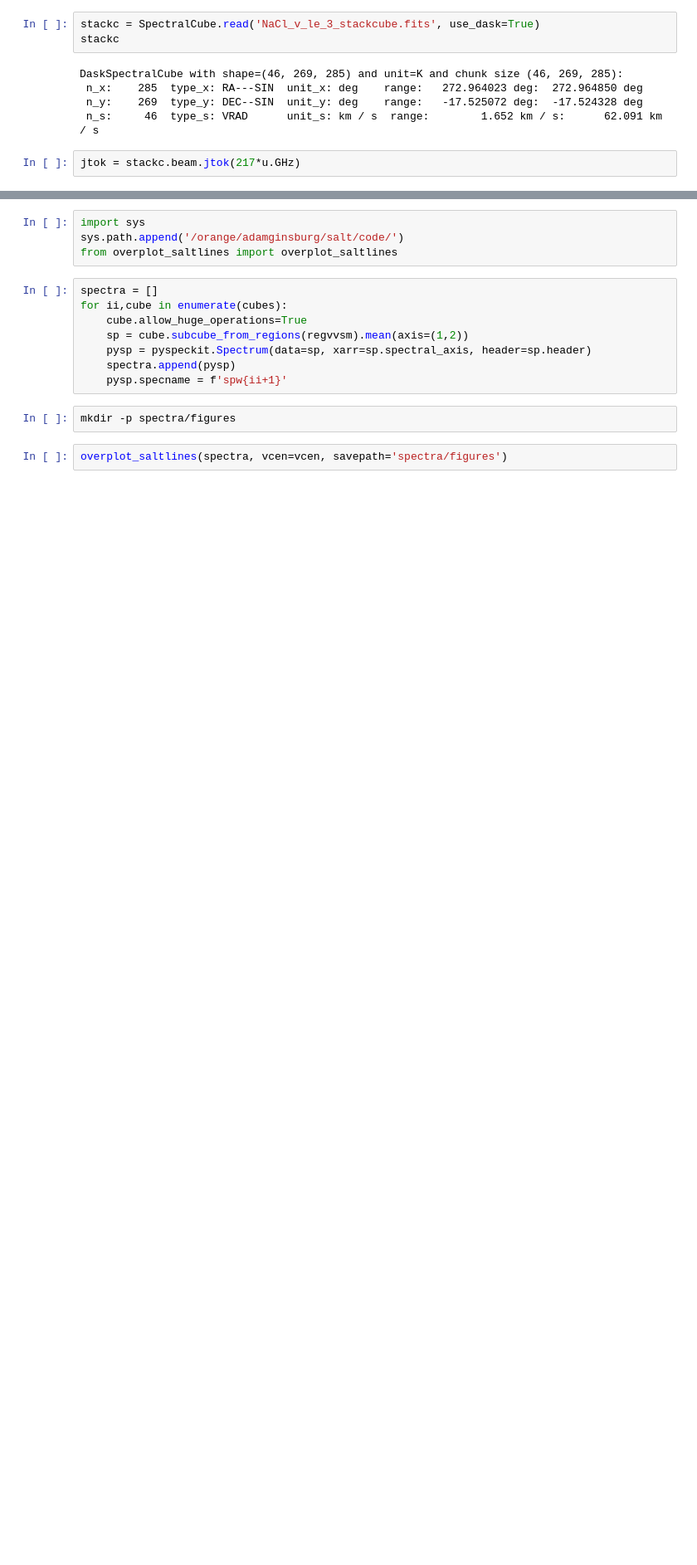
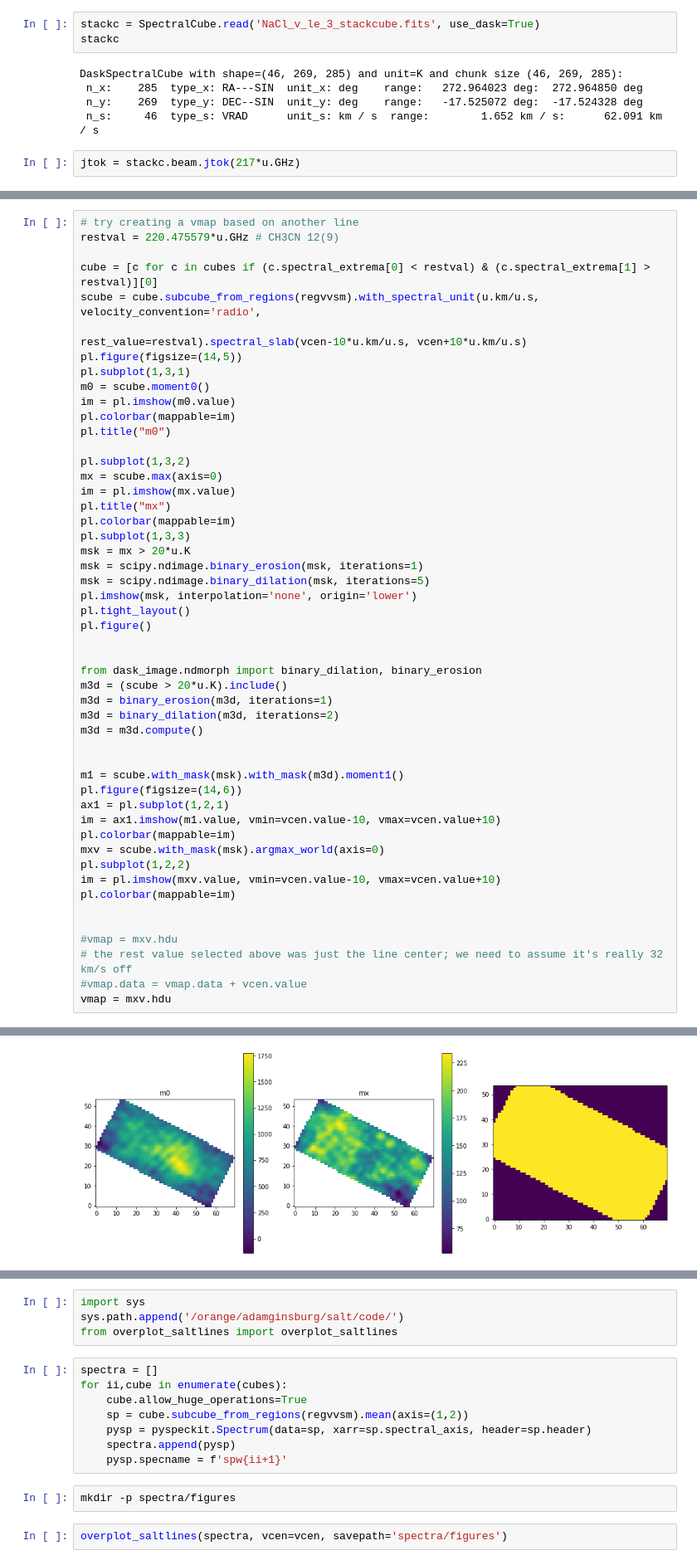
Before and after one commit to keflavich/saltmining, a Jupyter notebook: notebooks/Sanhueza18089.ipynb, the cells around one changed output, grey strips where cells are left out. Shown at 83% size. Saved outputs shown, nothing was run; the diff lists cells and outputs as text; blank space fills up the shorter version.

```diff
--- a/notebooks/Sanhueza18089.ipynb
+++ b/notebooks/Sanhueza18089.ipynb
@@ -435,3 +435,54 @@ WARNING: PossiblySlowWarning: This function (<function BaseSpectralCube.argmax_w
 [figure]
 <Figure size 432x288 with 0 Axes>
 [figure]
+# %%
+# try creating a vmap based on another line
+restval = 220.475579*u.GHz # CH3CN 12(9)
+
+cube = [c for c in cubes if (c.spectral_extrema[0] < restval) & (c.spectral_extrema[1] > restval)][0]
+scube = cube.subcube_from_regions(regvvsm).with_spectral_unit(u.km/u.s, velocity_convention='radio',
+                                                              rest_value=restval).spectral_slab(vcen-10*u.km/u.s, vcen+10*u.km/u.s)
+pl.figure(figsize=(14,5))
+pl.subplot(1,3,1)
+m0 = scube.moment0()
+im = pl.imshow(m0.value)
+pl.colorbar(mappable=im)
+pl.title("m0")
+
+pl.subplot(1,3,2)
+mx = scube.max(axis=0)
+im = pl.imshow(mx.value)
+pl.title("mx")
+pl.colorbar(mappable=im)
+pl.subplot(1,3,3)
+msk = mx > 20*u.K
+msk = scipy.ndimage.binary_erosion(msk, iterations=1)
+msk = scipy.ndimage.binary_dilation(msk, iterations=5)
+pl.imshow(msk, interpolation='none', origin='lower')
+pl.tight_layout()
+pl.figure()
+
+
+from dask_image.ndmorph import binary_dilation, binary_erosion
+m3d = (scube > 20*u.K).include()
+m3d = binary_erosion(m3d, iterations=1)
+m3d = binary_dilation(m3d, iterations=2)
+m3d = m3d.compute()
+
+
+m1 = scube.with_mask(msk).with_mask(m3d).moment1()
+pl.figure(figsize=(14,6))
+ax1 = pl.subplot(1,2,1)
+im = ax1.imshow(m1.value, vmin=vcen.value-10, vmax=vcen.value+10)
+pl.colorbar(mappable=im)
+mxv = scube.with_mask(msk).argmax_world(axis=0)
+pl.subplot(1,2,2)
+im = pl.imshow(mxv.value, vmin=vcen.value-10, vmax=vcen.value+10)
+pl.colorbar(mappable=im)
+
+
+#vmap = mxv.hdu
+# the rest value selected above was just the line center; we need to assume it's really 32 km/s off
+#vmap.data = vmap.data + vcen.value
+vmap = mxv.hdu
+# %% [output]
@@ -437,0 +490 @@ WARNING: PossiblySlowWarning: This function (<function BaseSpectralCube.argmax_w
+[figure, added]
```
Also changed, not shown: parts of 17 cells of this notebook, 1 other file.
